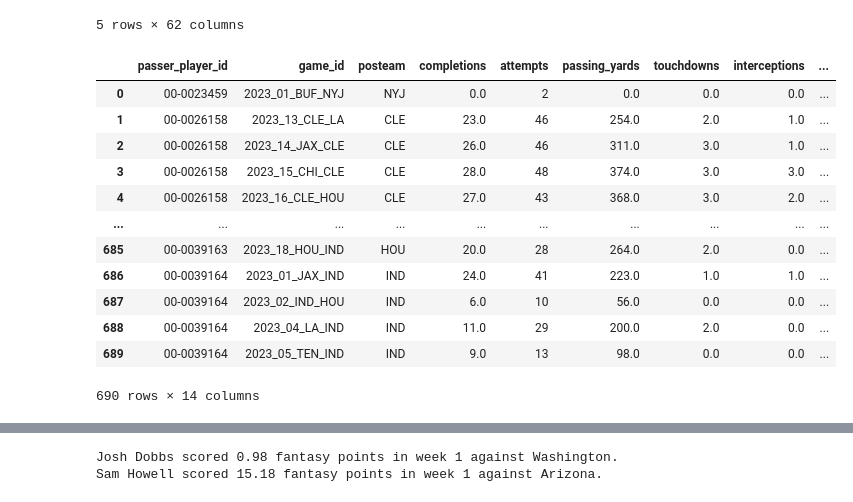
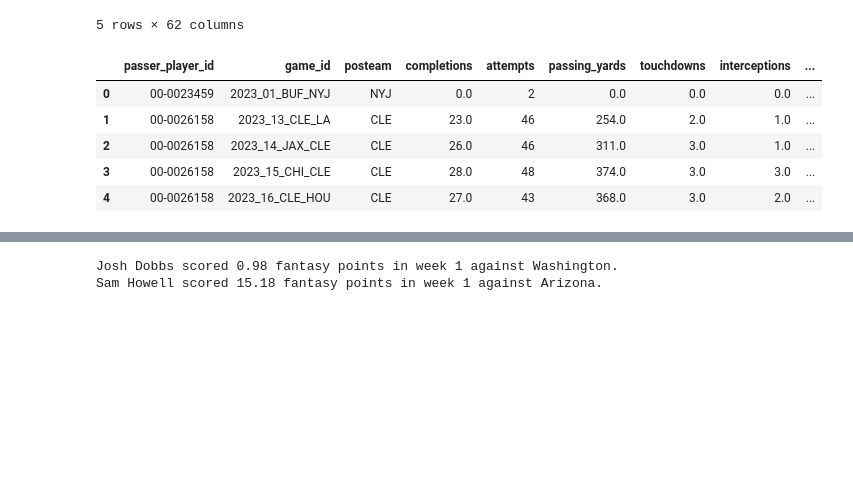
Before and after one commit to ColinB19/FantasyFootballAnalysis, a Jupyter notebook: NFL_dataset_creation.ipynb, the cells around one changed output, grey strips where cells are left out. Cells and saved outputs as stored; diff of their text form; code cells hidden in the pictures; blank space fills up the shorter version.

```diff
--- a/NFL_dataset_creation.ipynb
+++ b/NFL_dataset_creation.ipynb
@@ -953,21 +953,14 @@ qbr["interception_percentage"] = qbr['interceptions']/qbr['attempts']
 qbr["QBR"] = qbr.apply(get_QBR, axis=1)
 qbr = qbr.merge(qb_num_snaps, on=["passer_player_id", "game_id", "posteam"])
 # %%
-qbr
+qbr.head()
 # %% [output]
 |  | passer_player_id | game_id | posteam | completions | attempts | passing_yards | touchdowns | interceptions | ... |
 | 0 | 00-0023459 | 2023_01_BUF_NYJ | NYJ | 0.0 | 2 | 0.0 | 0.0 | 0.0 | ... |
 | 1 | 00-0026158 | 2023_13_CLE_LA | CLE | 23.0 | 46 | 254.0 | 2.0 | 1.0 | ... |
 | 2 | 00-0026158 | 2023_14_JAX_CLE | CLE | 26.0 | 46 | 311.0 | 3.0 | 1.0 | ... |
 | 3 | 00-0026158 | 2023_15_CHI_CLE | CLE | 28.0 | 48 | 374.0 | 3.0 | 3.0 | ... |
 | 4 | 00-0026158 | 2023_16_CLE_HOU | CLE | 27.0 | 43 | 368.0 | 3.0 | 2.0 | ... |
-| ... | ... | ... | ... | ... | ... | ... | ... | ... | ... |
-| 685 | 00-0039163 | 2023_18_HOU_IND | HOU | 20.0 | 28 | 264.0 | 2.0 | 0.0 | ... |
-| 686 | 00-0039164 | 2023_01_JAX_IND | IND | 24.0 | 41 | 223.0 | 1.0 | 1.0 | ... |
-| 687 | 00-0039164 | 2023_02_IND_HOU | IND | 6.0 | 10 | 56.0 | 0.0 | 0.0 | ... |
-| 688 | 00-0039164 | 2023_04_LA_IND | IND | 11.0 | 29 | 200.0 | 2.0 | 0.0 | ... |
-| 689 | 00-0039164 | 2023_05_TEN_IND | IND | 9.0 | 13 | 98.0 | 0.0 | 0.0 | ... |
-690 rows × 14 columns
 # %%
 # eventually what I want, when I create my time series, is the average QB rating for the QB that is starting the game we want to predict.
 # So this dataset should be kept separate, and calculated come model time.
```
Also changed, not shown: parts of 8 cells of this notebook.
